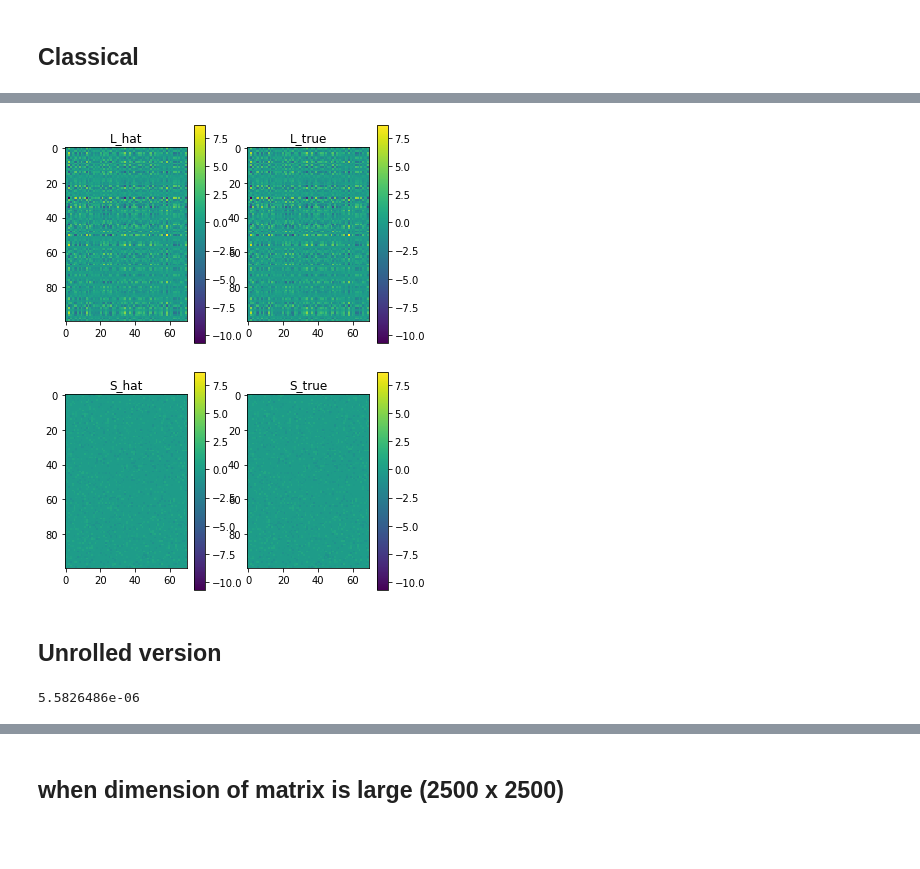
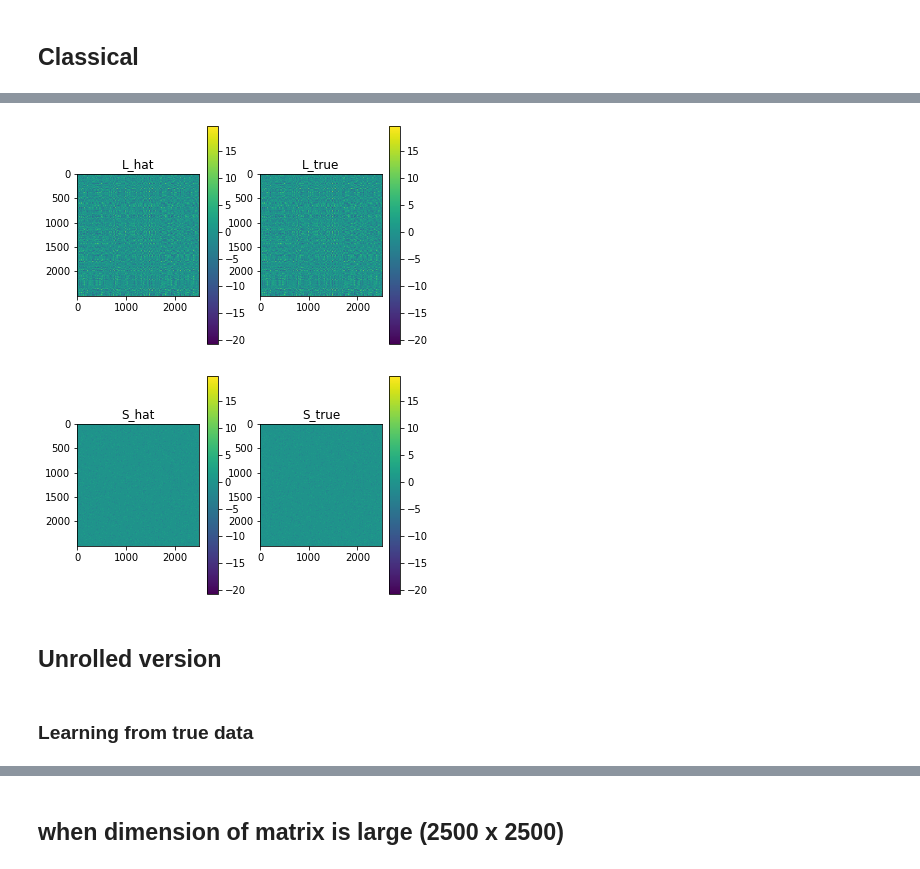
Before and after one commit to elitanzc/FYP, a Jupyter notebook: Learned_IRCUR.ipynb, the cells around one changed output, grey strips where cells are left out. Cells and saved outputs as stored; diff of their text form; code cells hidden in the pictures; blank space fills up the shorter version.

```diff
--- a/Learned_IRCUR.ipynb
+++ b/Learned_IRCUR.ipynb
@@ -129,26 +59,8 @@ tensor(1.615e-05)
-# %%
-combined = torch.cat((L_hat, L_true, S_hat, S_true)) ## combine matrices so that colorbars can be standardized
-
-fig, [ax1, ax2] = plt.subplots(1,2)
-im1 = ax1.imshow(L_hat, vmin=torch.min(combined), vmax = torch.max(combined))
-ax1.set_title("L_hat")
-plt.colorbar(im1, ax=ax1)
-im2 = ax2.imshow(L_true, vmin=torch.min(combined), vmax = torch.max(combined))
-ax2.set_title("L_true")
-plt.colorbar(im2, ax=ax2)
-plt.show()
-
-fig, [ax1, ax2] = plt.subplots(1,2)
-im1 = ax1.imshow(S_hat, vmin=torch.min(combined), vmax = torch.max(combined))
-ax1.set_title("S_hat")
-plt.colorbar(im1, ax=ax1)
-im2 = ax2.imshow(S_true, vmin=torch.min(combined), vmax = torch.max(combined))
-ax2.set_title("S_true")
-plt.colorbar(im2, ax=ax2)
-plt.show()
-# %% [output]
-[figure, removed]
-[figure, removed]
+# %%
+plot_true_vs_est_matrices(L_hat, L_true, S_hat, S_true)
+# %% [output]
+[figure, added]
+[figure, added]
 # %% [markdown]
 ## Unrolled version
 # %%
@@ -235,3 +141,5 @@ class LearnedIRCUR(nn.Module):
+# %% [markdown]
+### Learning from true data
 # %%
 np.random.seed(0)
 torch.manual_seed(0)
@@ -249,8 +156,6 @@ L_true, S_true, M_true = generate_problem(r, d1, d2, alpha_true, c_true)
 # %%
-net = LearnedIRCUR(max_iter, gamma=torch.tensor(0.7))
+net = LearnedIRCUR(max_iter)
 L_bftrain, S_bftrain, err_bftrain = net(M_true, r, con=3) # assumes knowledge of rank
-lossbftrain=np.array(net.loss.detach().numpy())
-print(lossbftrain[-1])
+lossbftrain=np.array(net.loss)
+params_bftrain = [x.clone().detach().numpy() for x in list(net.parameters())]
-# %% [output]
-5.5826486e-06
 # %%
```
Also changed, not shown: parts of 17 cells of this notebook, 2 other files.
